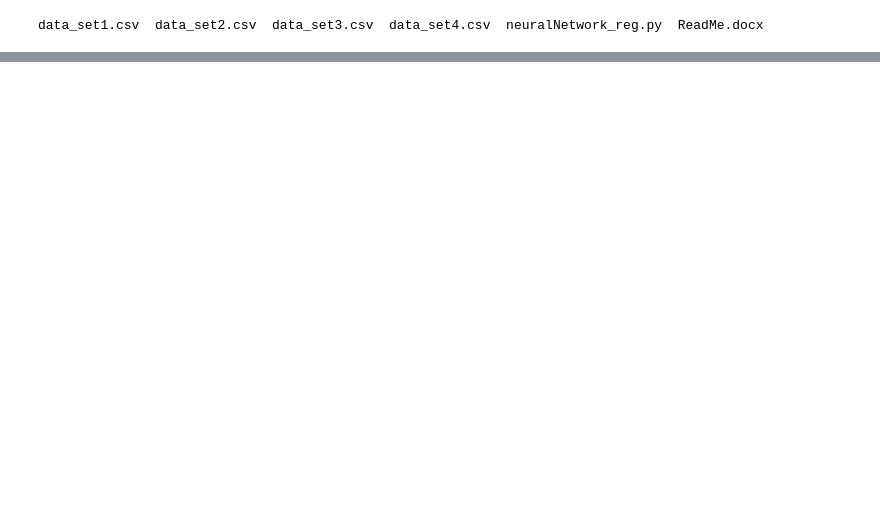
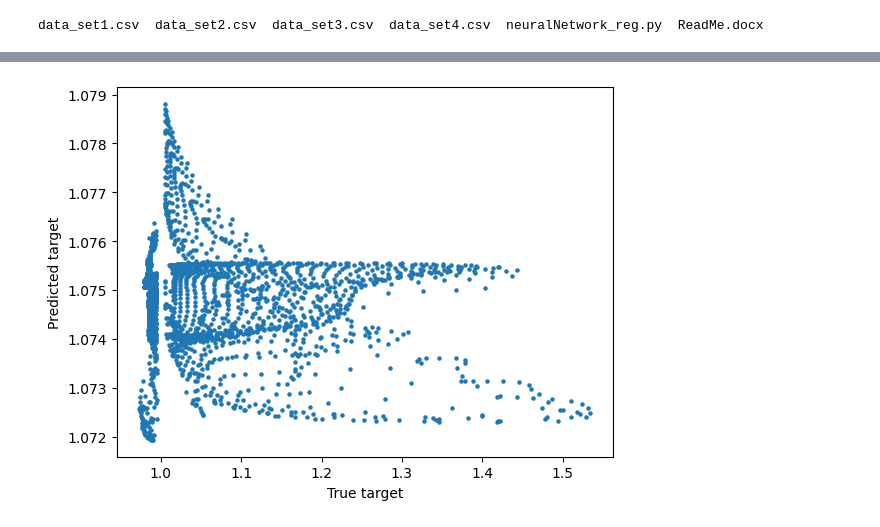
Before and after one commit to sudeepmenon17/PytorchforNN, a Jupyter notebook: NN_airfoil_S809_combined_data.ipynb, the cells around one changed output, grey strips where cells are left out. Saved outputs shown, nothing was run; the diff lists cells and outputs as text; code cells hidden in the pictures; blank space fills up the shorter version.

```diff
--- a/NN_airfoil_S809_combined_data.ipynb
+++ b/NN_airfoil_S809_combined_data.ipynb
@@ -320,0 +372,12 @@ plt.show()
+# %%
+# plt.plot(test_fold[0][0],test_fold[0][1],'bo',markersize = 1)
+plt.scatter(test_fold[4][1],test_fold[4][0],s =5 )
+# plt.scatter(train_fold[1][0],train_fold[1][1], s=5)
+plt.xlabel('True target')
+plt.ylabel('Predicted target')
+# plt.xlim(-0.2,0.2)
+# plt.ylim(-0.2,0.2)
+plt.show()
+# len(test_fold[3][0]), len(test_fold[3][1])
+# %% [output]
+[figure, added]
```
Also changed, not shown: parts of 10 cells of this notebook.
